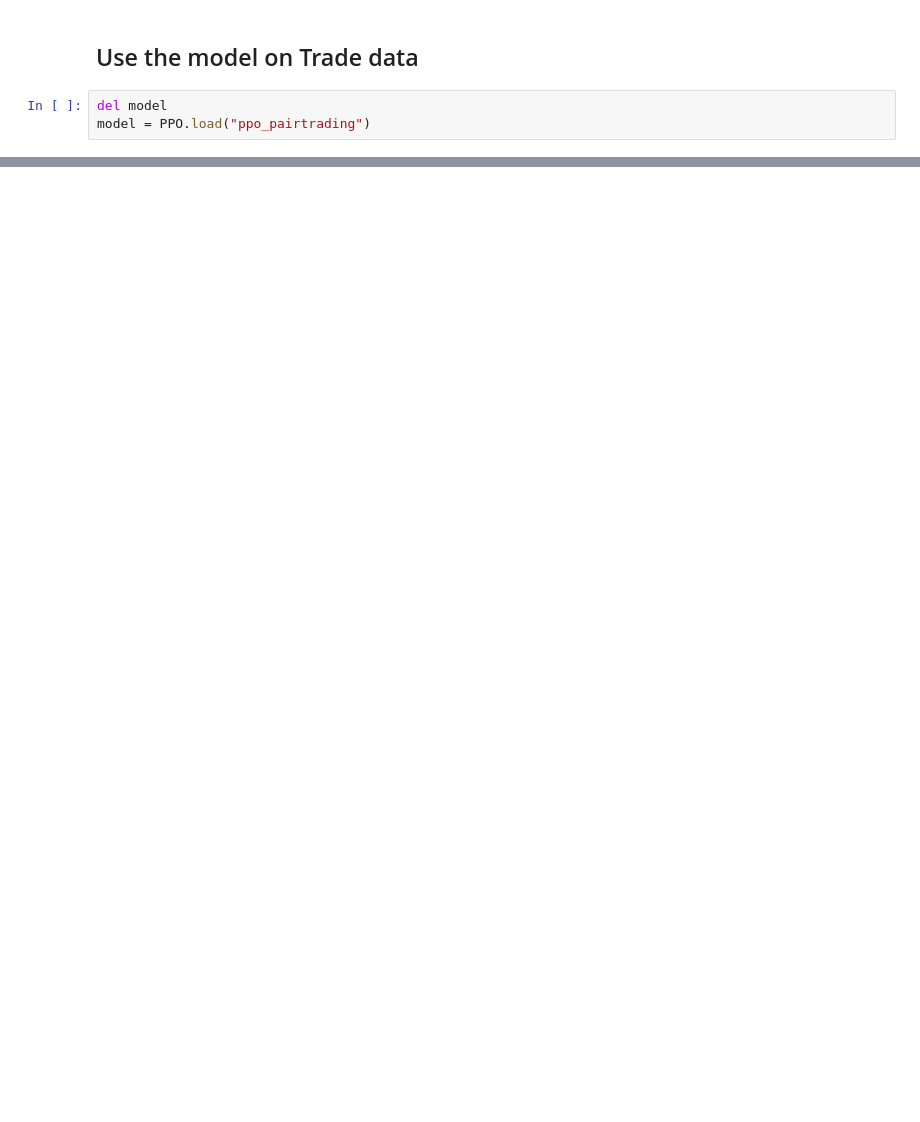
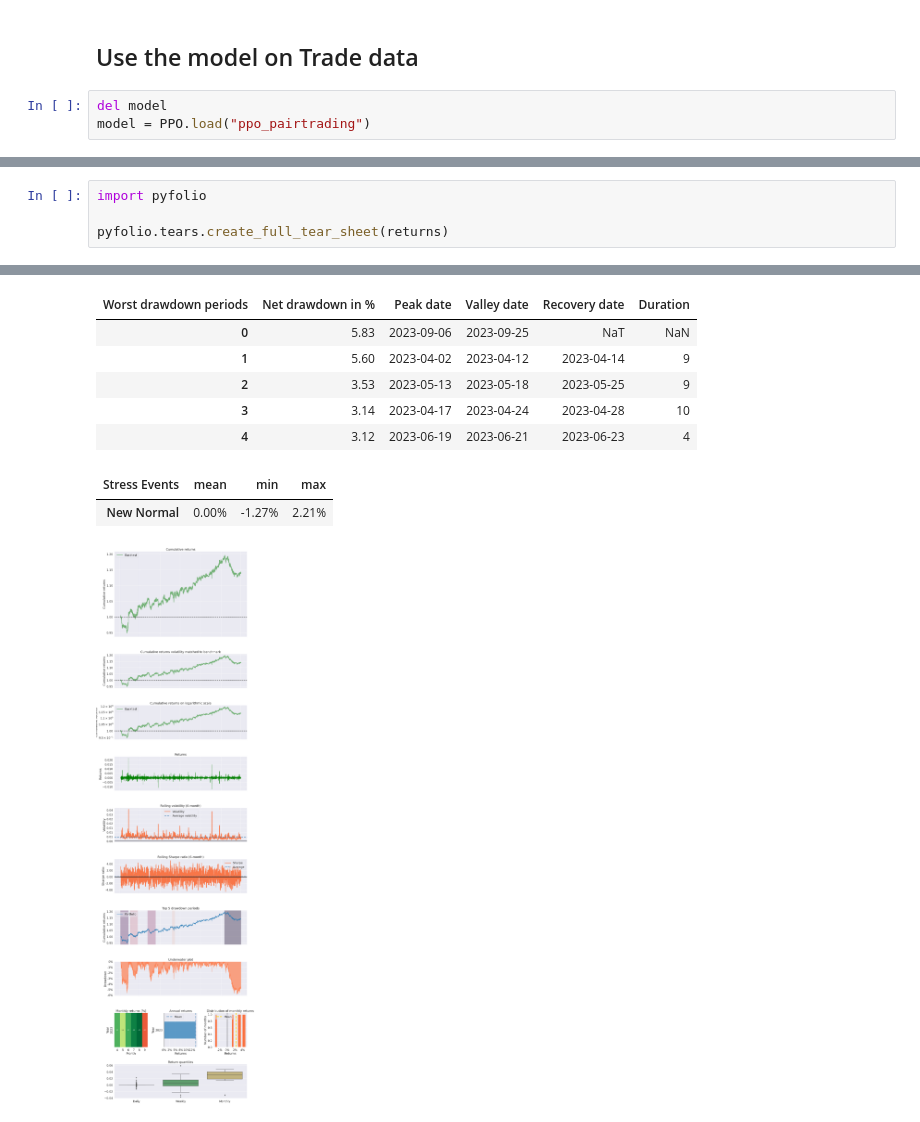
Before and after one commit to Hongshen-Yang/pair-trading-envs, a Jupyter notebook: trade_RL_restrict.ipynb, the cells around one changed output, grey strips where cells are left out. Saved outputs shown, nothing was run; the diff lists cells and outputs as text; blank space fills up the shorter version.

Commit message:
pyfolio for RL

```diff
--- a/trade_RL_restrict.ipynb
+++ b/trade_RL_restrict.ipynb
@@ -294,0 +333,5 @@ Test Finished!
+# %%
+import pyfolio
+
+pyfolio.tears.create_full_tear_sheet(returns)
+# %% [output]
@@ -294,0 +355,9 @@ Test Finished!
+| Worst drawdown periods | Net drawdown in % | Peak date | Valley date | Recovery date | Duration |
+| 0 | 5.83 | 2023-09-06 | 2023-09-25 | NaT | NaN |
+| 1 | 5.60 | 2023-04-02 | 2023-04-12 | 2023-04-14 | 9 |
+| 2 | 3.53 | 2023-05-13 | 2023-05-18 | 2023-05-25 | 9 |
+| 3 | 3.14 | 2023-04-17 | 2023-04-24 | 2023-04-28 | 10 |
+| 4 | 3.12 | 2023-06-19 | 2023-06-21 | 2023-06-23 | 4 |
+| Stress Events | mean | min | max |
+| New Normal | 0.00% | -1.27% | 2.21% |
+[figure, added]
```
Also changed, not shown: parts of 9 cells of this notebook, 19 other files.
